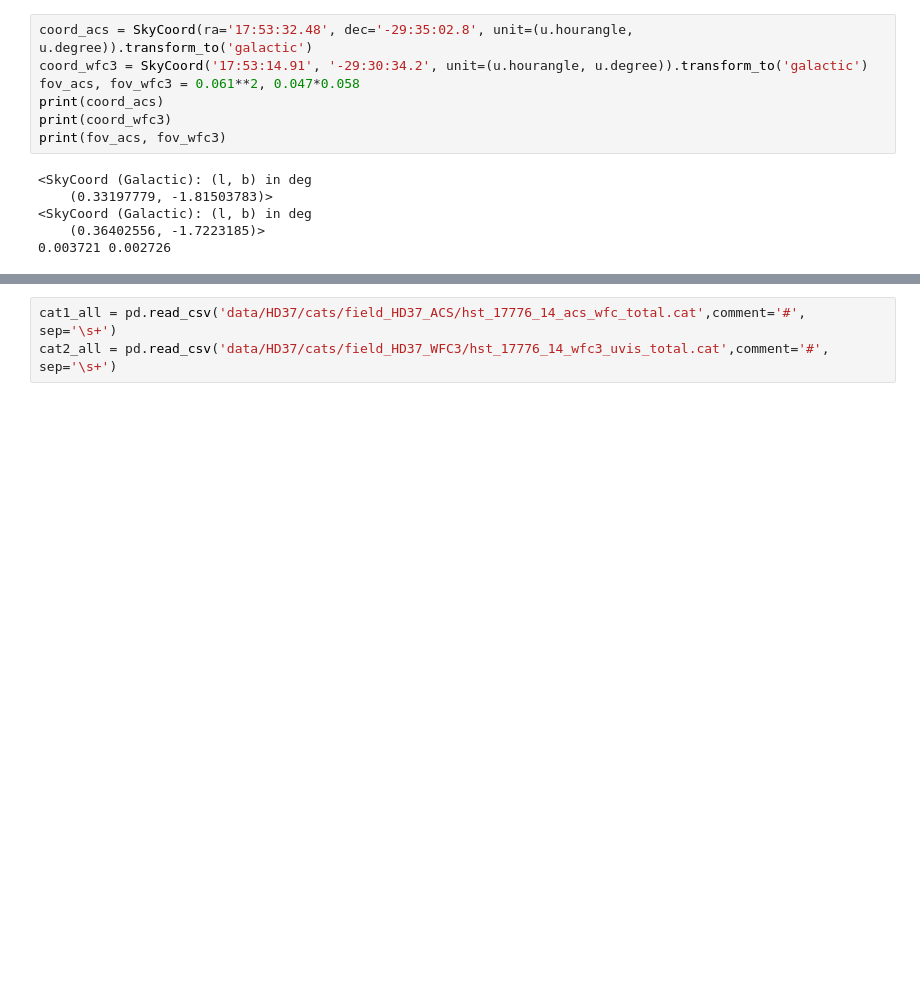
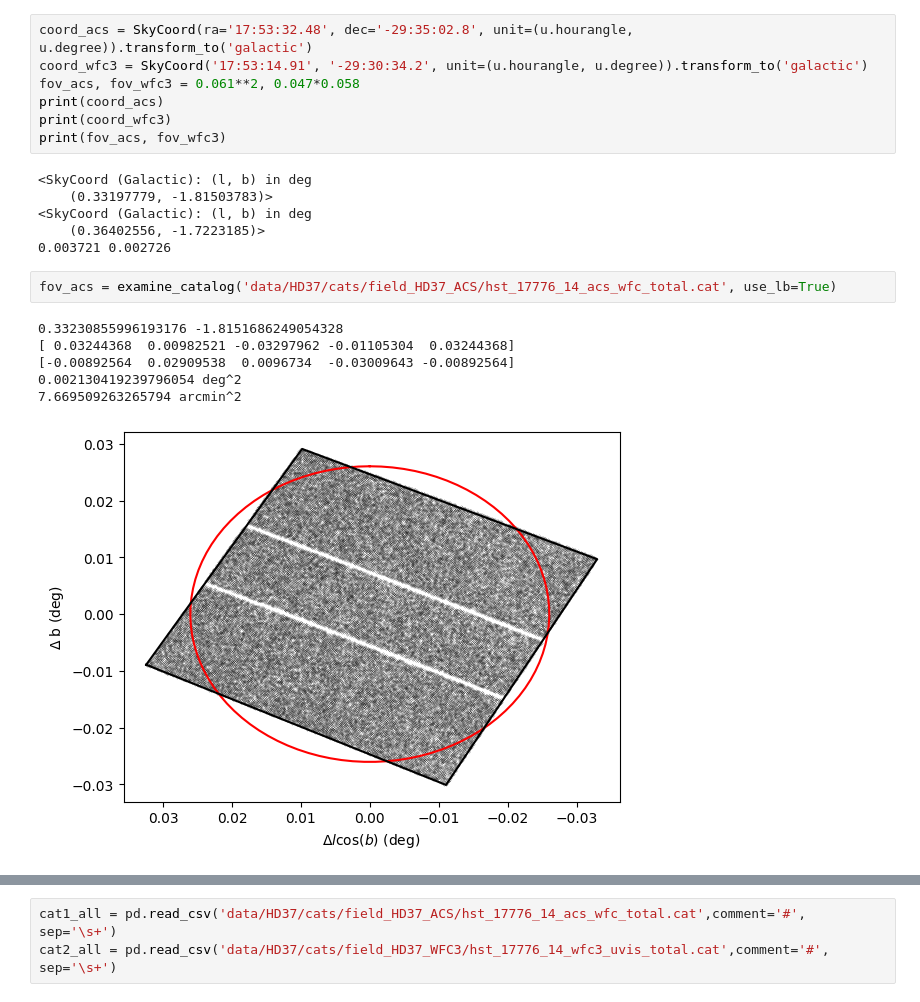
Before and after one commit to synthpop-galaxy/synthpop-model-eval, a Jupyter notebook: hst_precursor.ipynb, the cells around one changed output, grey strips where cells are left out. Drawn from its saved outputs; the diff is of its cells as text; blank space fills up the shorter version.

```diff
--- a/hst_precursor.ipynb
+++ b/hst_precursor.ipynb
@@ -21,3 +22,12 @@ print(fov_acs, fov_wfc3)
 <SkyCoord (Galactic): (l, b) in deg
     (0.36402556, -1.7223185)>
 0.003721 0.002726
+# %%
+fov_acs = examine_catalog('data/HD37/cats/field_HD37_ACS/hst_17776_14_acs_wfc_total.cat', use_lb=True)
+# %% [output]
+0.33230855996193176 -1.8151686249054328
+[ 0.03244368  0.00982521 -0.03297962 -0.01105304  0.03244368]
+[-0.00892564  0.02909538  0.0096734  -0.03009643 -0.00892564]
+0.002130419239796054 deg^2
+7.669509263265794 arcmin^2
+[figure, added]
```
Also changed, not shown: parts of 9 cells of this notebook, 4 other files.
